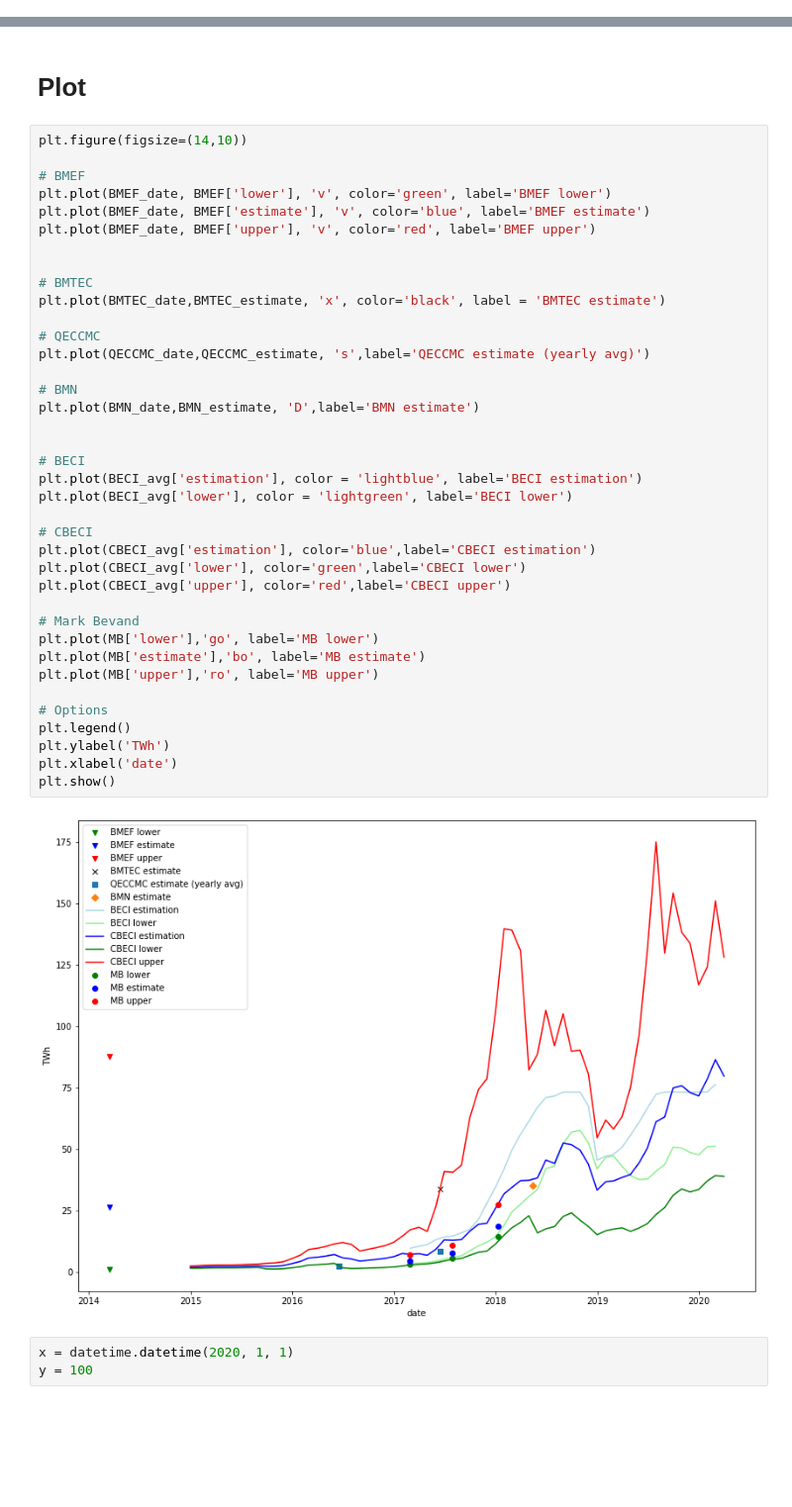
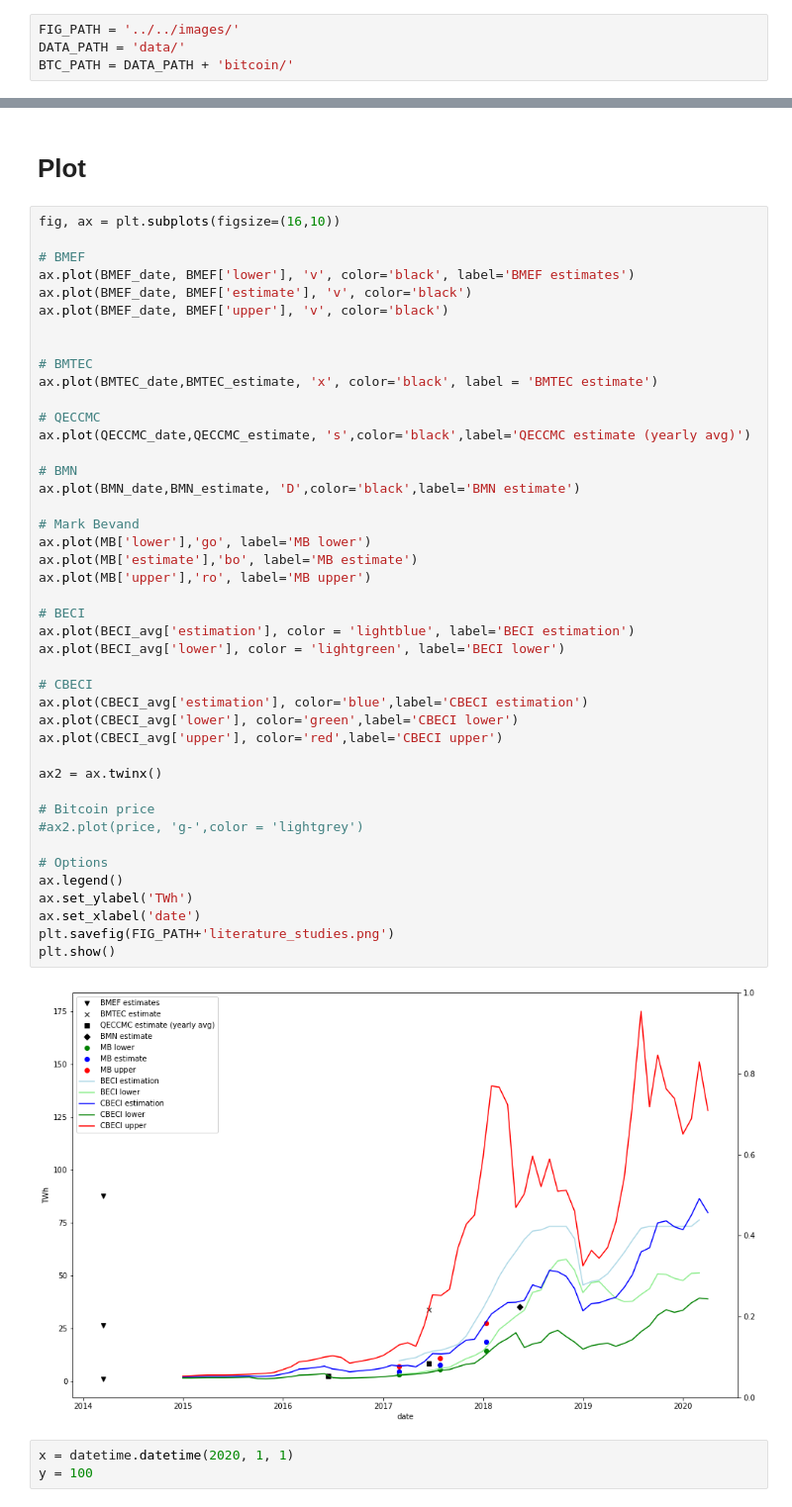
Before and after one commit to Lukasdeloose/sustainable_blockchain, a Jupyter notebook: data_analysis/benchmark.ipynb, the cells around one changed output, grey strips where cells are left out. Shown at 99% size. Saved outputs shown, nothing was run; the diff lists cells and outputs as text; blank space fills up the shorter version.

```diff
--- a/data_analysis/benchmark.ipynb
+++ b/data_analysis/benchmark.ipynb
@@ -12,6 +12,10 @@ seconds_in_year = 31536000
 hours_in_year = 8760
 kWh_to_J = 3600*10**3
 W_to_Wh = hours_in_year
+# %%
+FIG_PATH = '../../images/'
+DATA_PATH = 'data/'
+BTC_PATH = DATA_PATH + 'bitcoin/'
 # %% [markdown]
 # Values
 # %% [markdown]
@@ -63,45 +76,50 @@ MB = MB
 # %% [markdown]
 # Plot
 # %%
-plt.figure(figsize=(14,10))
+fig, ax = plt.subplots(figsize=(16,10))
 
 # BMEF
-plt.plot(BMEF_date, BMEF['lower'], 'v', color='green', label='BMEF lower')
-plt.plot(BMEF_date, BMEF['estimate'], 'v', color='blue', label='BMEF estimate')
-plt.plot(BMEF_date, BMEF['upper'], 'v', color='red', label='BMEF upper')
+ax.plot(BMEF_date, BMEF['lower'], 'v', color='black', label='BMEF estimates')
+ax.plot(BMEF_date, BMEF['estimate'], 'v', color='black')
+ax.plot(BMEF_date, BMEF['upper'], 'v', color='black')
 
 
 # BMTEC
-plt.plot(BMTEC_date,BMTEC_estimate, 'x', color='black', label = 'BMTEC estimate')
+ax.plot(BMTEC_date,BMTEC_estimate, 'x', color='black', label = 'BMTEC estimate')
 
 # QECCMC
-plt.plot(QECCMC_date,QECCMC_estimate, 's',label='QECCMC estimate (yearly avg)')
+ax.plot(QECCMC_date,QECCMC_estimate, 's',color='black',label='QECCMC estimate (yearly avg)')
 
 # BMN
-plt.plot(BMN_date,BMN_estimate, 'D',label='BMN estimate')
+ax.plot(BMN_date,BMN_estimate, 'D',color='black',label='BMN estimate')
 
+# Mark Bevand
+ax.plot(MB['lower'],'go', label='MB lower')
+ax.plot(MB['estimate'],'bo', label='MB estimate')
+ax.plot(MB['upper'],'ro', label='MB upper')
 
 # BECI
-plt.plot(BECI_avg['estimation'], color = 'lightblue', label='BECI estimation')
-plt.plot(BECI_avg['lower'], color = 'lightgreen', label='BECI lower')
+ax.plot(BECI_avg['estimation'], color = 'lightblue', label='BECI estimation')
+ax.plot(BECI_avg['lower'], color = 'lightgreen', label='BECI lower')
 
 # CBECI
-plt.plot(CBECI_avg['estimation'], color='blue',label='CBECI estimation')
-plt.plot(CBECI_avg['lower'], color='green',label='CBECI lower')
-plt.plot(CBECI_avg['upper'], color='red',label='CBECI upper')
+ax.plot(CBECI_avg['estimation'], color='blue',label='CBECI estimation')
+ax.plot(CBECI_avg['lower'], color='green',label='CBECI lower')
+ax.plot(CBECI_avg['upper'], color='red',label='CBECI upper')
 
-# Mark Bevand
-plt.plot(MB['lower'],'go', label='MB lower')
-plt.plot(MB['estimate'],'bo', label='MB estimate')
-plt.plot(MB['upper'],'ro', label='MB upper')
+ax2 = ax.twinx()
+
+# Bitcoin price
+#ax2.plot(price, 'g-',color = 'lightgrey')
 
 # Options
-plt.legend()
-plt.ylabel('TWh')
-plt.xlabel('date')
+ax.legend()
+ax.set_ylabel('TWh')
+ax.set_xlabel('date')
+plt.savefig(FIG_PATH+'literature_studies.png')
 plt.show()
 # %% [output]
-[figure, old version]
+[figure, new version]
 # %%
 x = datetime.datetime(2020, 1, 1)
 y = 100
```
Also changed, not shown: parts of 3 cells of this notebook, 11 other files.
